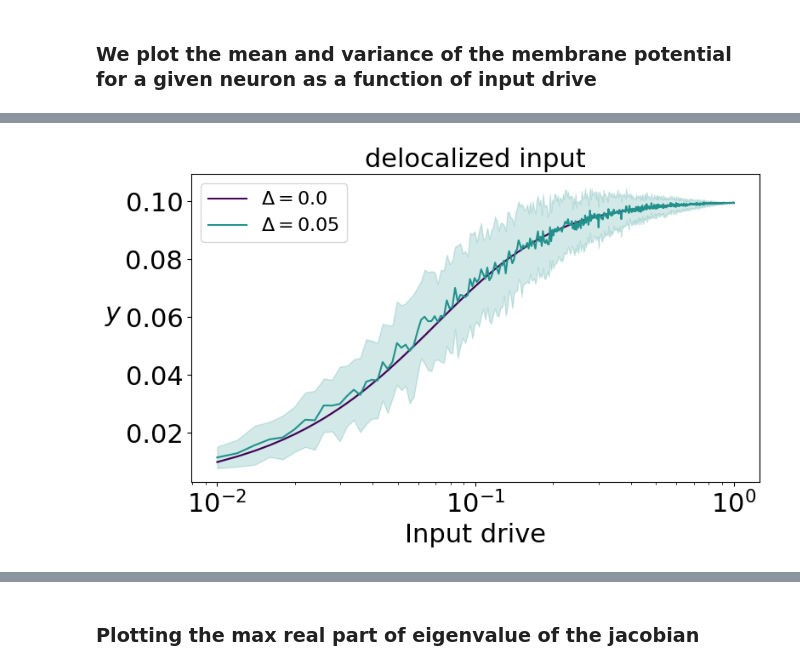
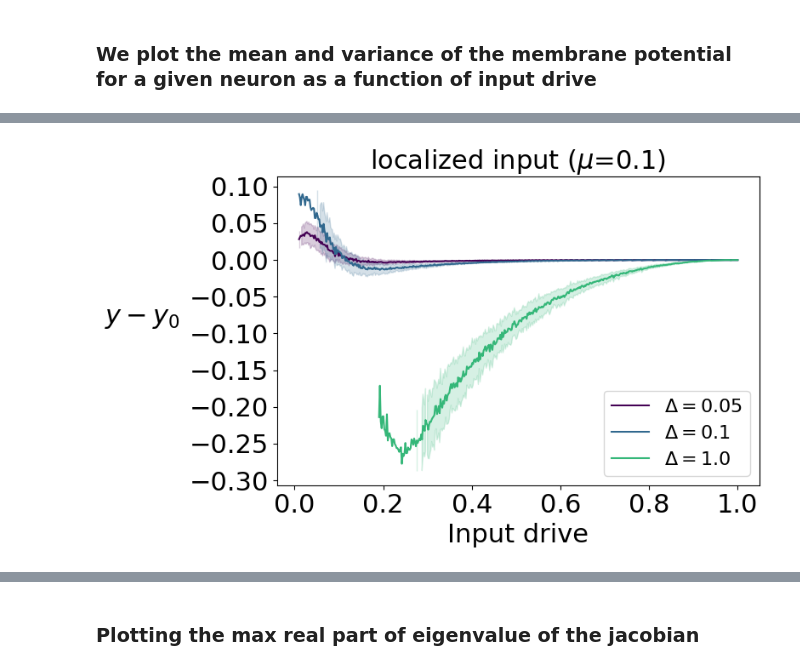
Before and after one commit to shivangrawat/perturbed_organics, a Jupyter notebook: examples/plot_lines.ipynb, the cells around one changed output, grey strips where cells are left out. Drawn from its saved outputs; the diff is of its cells as text; code cells hidden in the pictures.

```diff
--- a/examples/plot_lines.ipynb
+++ b/examples/plot_lines.ipynb
@@ -78,0 +143,32 @@ eigvals_dict = all_data['eigvals_J']
+# %%
+plt.figure(figsize=(8, 6))
+
+# Get all the delta values and sort them (assuming they are numeric)
+# delta_keys = sorted(actual_fp_y_dict.keys())
+delta_keys = [0.05, 0.1]
+min_delta = min(delta_keys)
+max_delta = max(delta_keys)
+
+for i, delta_val in enumerate(delta_keys):
+    actual_fp_y = actual_fp_y_dict[delta_val]
+
+    y_val = actual_fp_y[:, :, :, idx]
+    y_val_std = torch.std(y_val, dim=2)
+
+    # calculating these curves using flaviano's analytical solution
+
+    plot = plt.scatter(input_range, y_val_std[0, :], label=f"$\Delta = {delta_val}$", color=plt.cm.viridis(i / len(delta_keys)), linewidth=1.0, s=50, marker='x')
+
+plt.xlabel('Input drive', fontsize=22)
+plt.ylabel(r"Standard deviation (y)", fontsize=22, labelpad=10)
+plt.title(f"{input_type} input ($\mu$={mu})", fontsize=22)
+# plot x axis logscale
+plt.xscale('log')
+# plt.ylim([-0.05, 2])
+plt.legend(fontsize=16, loc='upper right')
+plt.xticks(fontsize=22)
+plt.yticks(fontsize=22)
+plt.tight_layout()
+# save this plot
+plt.savefig(f'../figures/fig3/fig8.png', bbox_inches='tight')
+plt.show()
@@ -79,39 +177,37 @@ eigvals_dict = all_data['eigvals_J']
 # %%
 plt.figure(figsize=(8, 5))
 
-idx = N // 2 # index of the neuron to plot the vals for
+idx = 0 # index of the neuron to plot the vals for
 
 # Get all the delta values and sort them (assuming they are numeric)
 # delta_keys = sorted(actual_fp_y_dict.keys())
-delta_keys = [0.0, 0.05]
+delta_keys = [0.05, 0.1, 1.0]
 min_delta = min(delta_keys)
 max_delta = max(delta_keys)
 
 for i, delta_val in enumerate(delta_keys):
     actual_fp_y = actual_fp_y_dict[delta_val]
     norm_fixed_point_y = norm_fp_y_dict[delta_val]
 
-    y_val = actual_fp_y[:, :, :, idx]
+    y_val = actual_fp_y[:, :, :, idx] - norm_fixed_point_y[:, :, :, idx]
 
     # y_ratio_mean = torch.mean(y_ratio, dim=2)
     y_val_mean = torch.nanmean(y_val, dim=2)
 
     # y_val_std = torch.std(y_val, dim=2) / np.sqrt(num_trials)
     y_val_std = torch.std(y_val, dim=2)
 
     plot = plt.plot(input_range, y_val_mean[0, :], label=f"$\Delta = {delta_val}$", color=plt.cm.viridis(i / len(delta_keys)))
     plt.fill_between(input_range, y_val_mean[0, :] - y_val_std[0, :], y_val_mean[0, :] + y_val_std[0, :], alpha=0.2, color=plt.cm.viridis(i / len(delta_keys)))
 
 plt.xlabel('Input drive', fontsize=22)
-plt.ylabel(r"$y$", fontsize=22, rotation=0, labelpad=10)
-plt.title(f"{input_type} input", fontsize=22)
-# plot x axis logscale
-plt.xscale('log')
+plt.ylabel(r"$y - y_0$", fontsize=22, rotation=0, labelpad=40)
+plt.title(f"{input_type} input ($\mu$={mu})", fontsize=22)
 # plt.ylim([-0.05, 2])
 plt.legend(fontsize=16)
 plt.xticks(fontsize=22)
 plt.yticks(fontsize=22)
 plt.tight_layout()
 plt.show()
 # %% [output]
-[figure, old version]
+[figure, new version]
```
Also changed, not shown: parts of 19 cells of this notebook, 4 other files.
